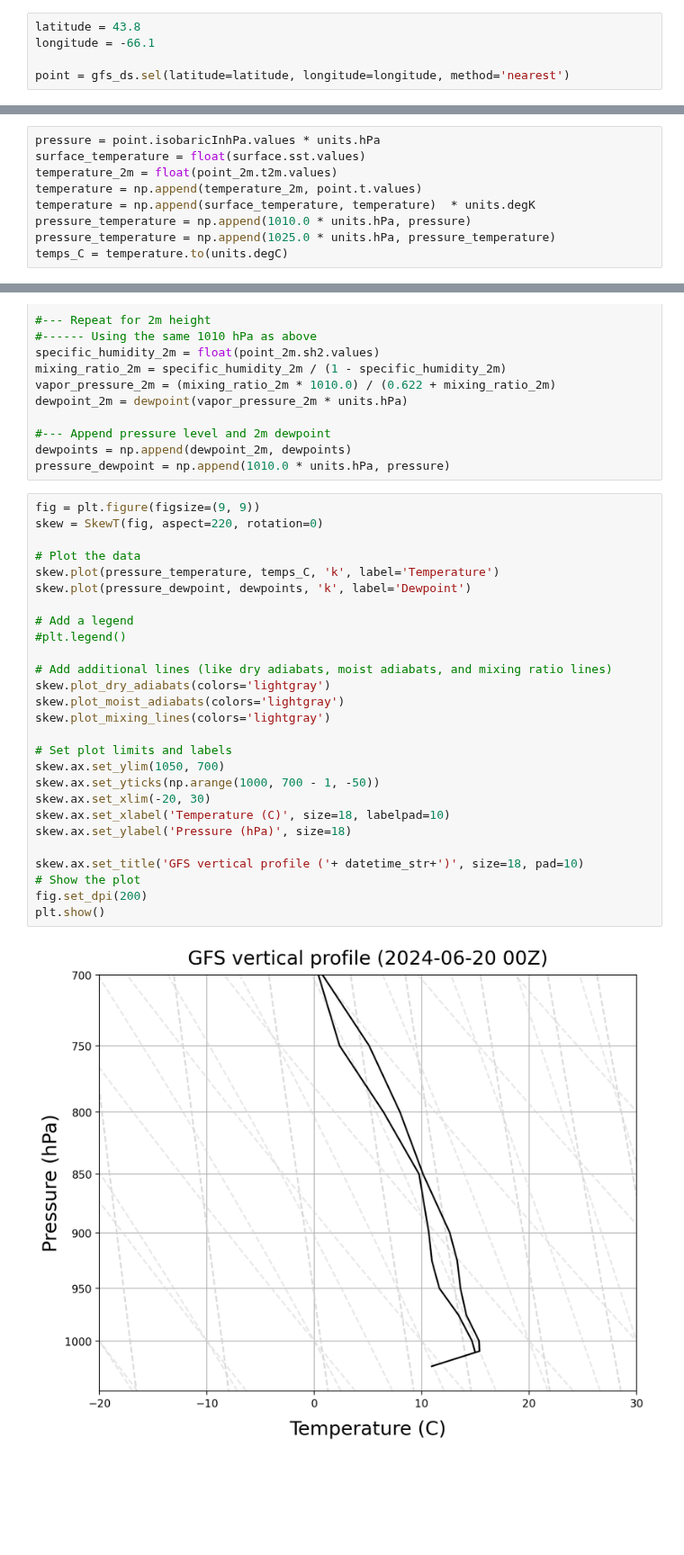
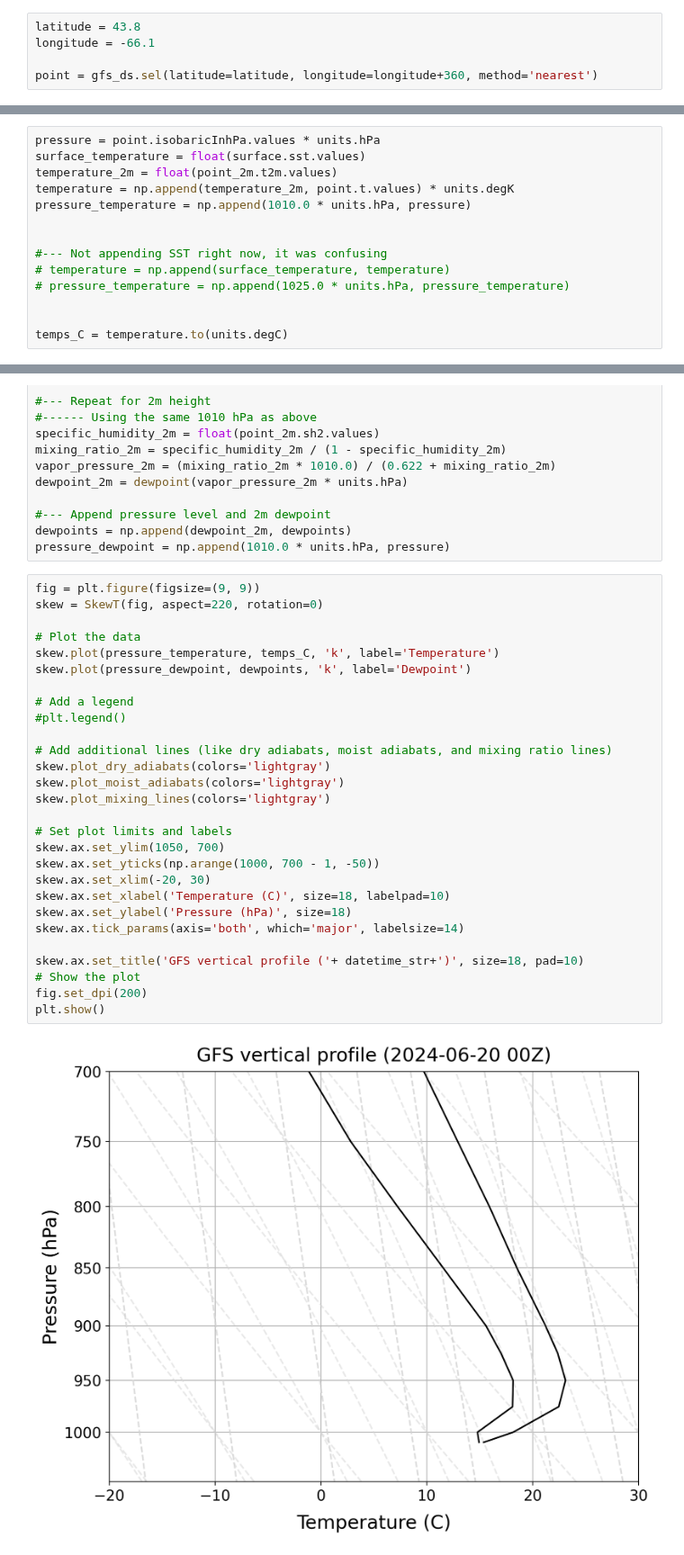
Before and after one commit to jesseturner/FLC_Workspace_3, a Jupyter notebook: sounding_gfs.ipynb, the cells around one changed output, grey strips where cells are left out. Shown at 90% size. Saved outputs shown, nothing was run; the diff lists cells and outputs as text; blank space fills up the shorter version.

```diff
--- a/sounding_gfs.ipynb
+++ b/sounding_gfs.ipynb
@@ -57,4 +57,4 @@ print(datetime_str)
 latitude = 43.8
 longitude = -66.1
 
-point = gfs_ds.sel(latitude=latitude, longitude=longitude, method='nearest')
+point = gfs_ds.sel(latitude=latitude, longitude=longitude+360, method='nearest')
@@ -100,10 +104,15 @@ plt.show()
 pressure = point.isobaricInhPa.values * units.hPa
 surface_temperature = float(surface.sst.values)
 temperature_2m = float(point_2m.t2m.values)
-temperature = np.append(temperature_2m, point.t.values)
-temperature = np.append(surface_temperature, temperature)  * units.degK
+temperature = np.append(temperature_2m, point.t.values) * units.degK
 pressure_temperature = np.append(1010.0 * units.hPa, pressure)
-pressure_temperature = np.append(1025.0 * units.hPa, pressure_temperature)
+
+
+#--- Not appending SST right now, it was confusing
+# temperature = np.append(surface_temperature, temperature)
+# pressure_temperature = np.append(1025.0 * units.hPa, pressure_temperature)
+
+
 temps_C = temperature.to(units.degC)
 # %%
 #--- Converting from specific humidity to dewpoint
@@ -126,29 +135,30 @@ pressure_dewpoint = np.append(1010.0 * units.hPa, pressure)
 # %%
 fig = plt.figure(figsize=(9, 9))
 skew = SkewT(fig, aspect=220, rotation=0)
 
 # Plot the data
 skew.plot(pressure_temperature, temps_C, 'k', label='Temperature')
 skew.plot(pressure_dewpoint, dewpoints, 'k', label='Dewpoint')
 
 # Add a legend
 #plt.legend()
 
 # Add additional lines (like dry adiabats, moist adiabats, and mixing ratio lines)
 skew.plot_dry_adiabats(colors='lightgray')
 skew.plot_moist_adiabats(colors='lightgray')
 skew.plot_mixing_lines(colors='lightgray')
 
 # Set plot limits and labels
 skew.ax.set_ylim(1050, 700)
 skew.ax.set_yticks(np.arange(1000, 700 - 1, -50))
 skew.ax.set_xlim(-20, 30)
 skew.ax.set_xlabel('Temperature (C)', size=18, labelpad=10)
 skew.ax.set_ylabel('Pressure (hPa)', size=18)
+skew.ax.tick_params(axis='both', which='major', labelsize=14)
 
 skew.ax.set_title('GFS vertical profile ('+ datetime_str+')', size=18, pad=10)
 # Show the plot
 fig.set_dpi(200)
 plt.show()
 # %% [output]
-[figure, old version]
+[figure, new version]
```
Also changed, not shown: parts of 2 cells of this notebook, 2 other files.
